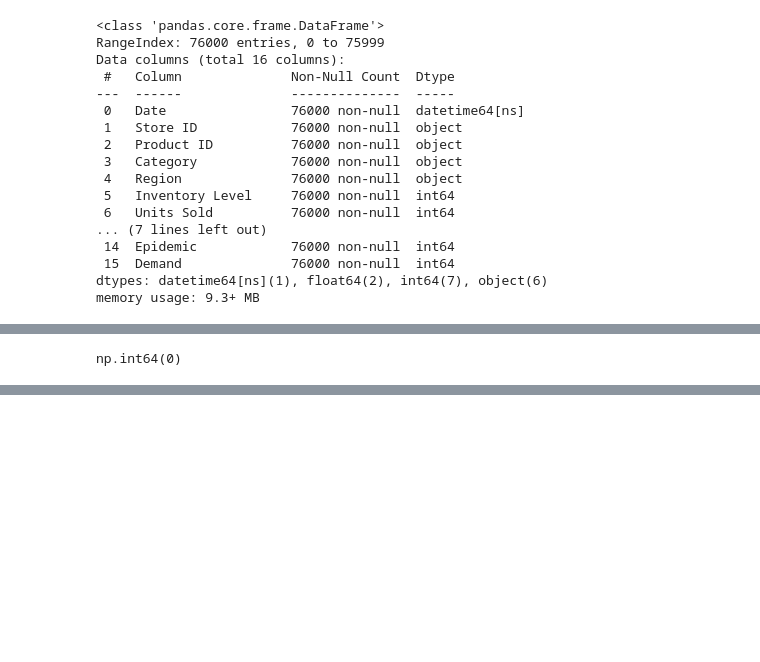
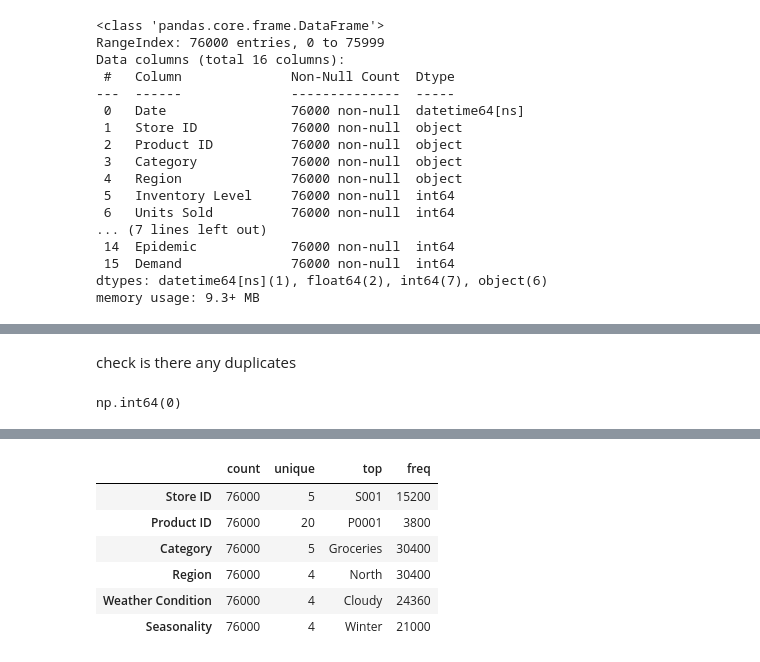
Before and after one commit to RoihansLab/Machine-Learning-Projects, a Jupyter notebook: 10_End_to_End_Retail_Demand_Forecasting/10_analisis.ipynb, the cells around one changed output, grey strips where cells are left out. Drawn from its saved outputs; the diff is of its cells as text; code cells hidden in the pictures; blank space fills up the shorter version.

```diff
--- a/10_End_to_End_Retail_Demand_Forecasting/10_analisis.ipynb
+++ b/10_End_to_End_Retail_Demand_Forecasting/10_analisis.ipynb
@@ -106,3 +133,5 @@ memory usage: 9.3+ MB
+# %% [markdown]
+check is there any duplicates
 # %%
 df.duplicated().sum()
 # %% [output]
@@ -121,3 +150,13 @@ df.describe().T
 | Competitor Pricing | 76000.0 | 69.454029 | 4.29 | 32.62 | 65.7 | 97.9325 | 261.22 | 40.943818 |
 | Epidemic | 76000.0 | 0.2 | 0.0 | 0.0 | 0.0 | 0.0 | 1.0 | 0.400003 |
 | Demand | 76000.0 | 104.317158 | 4.0 | 71.0 | 100.0 | 133.0 | 430.0 | 46.964801 |
+# %%
+df.describe(include="object").T
+# %% [output]
+|  | count | unique | top | freq |
+| Store ID | 76000 | 5 | S001 | 15200 |
+| Product ID | 76000 | 20 | P0001 | 3800 |
+| Category | 76000 | 5 | Groceries | 30400 |
+| Region | 76000 | 4 | North | 30400 |
+| Weather Condition | 76000 | 4 | Cloudy | 24360 |
+| Seasonality | 76000 | 4 | Winter | 21000 |
```
Also changed, not shown: parts of 16 cells of this notebook.
